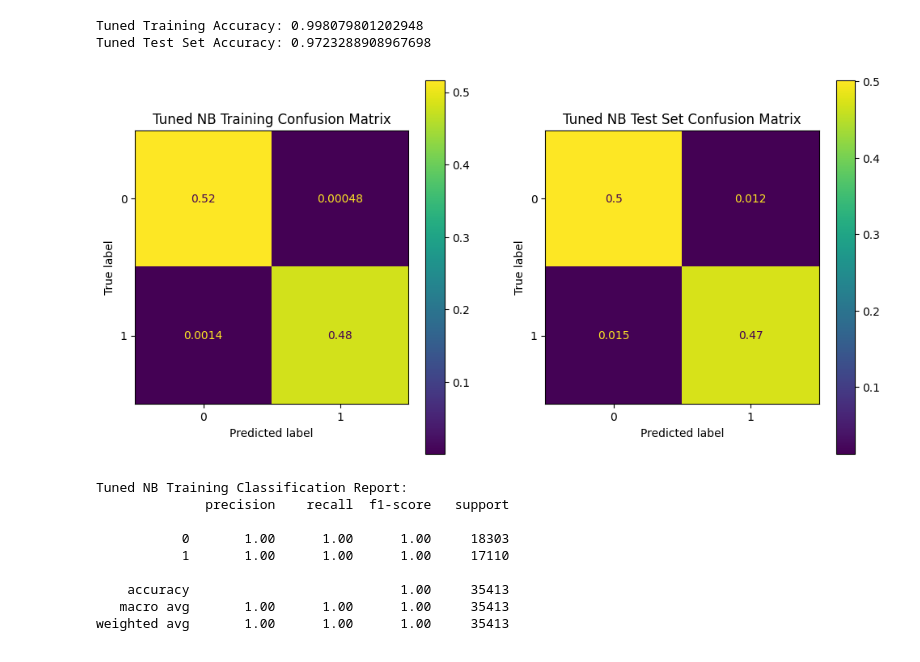
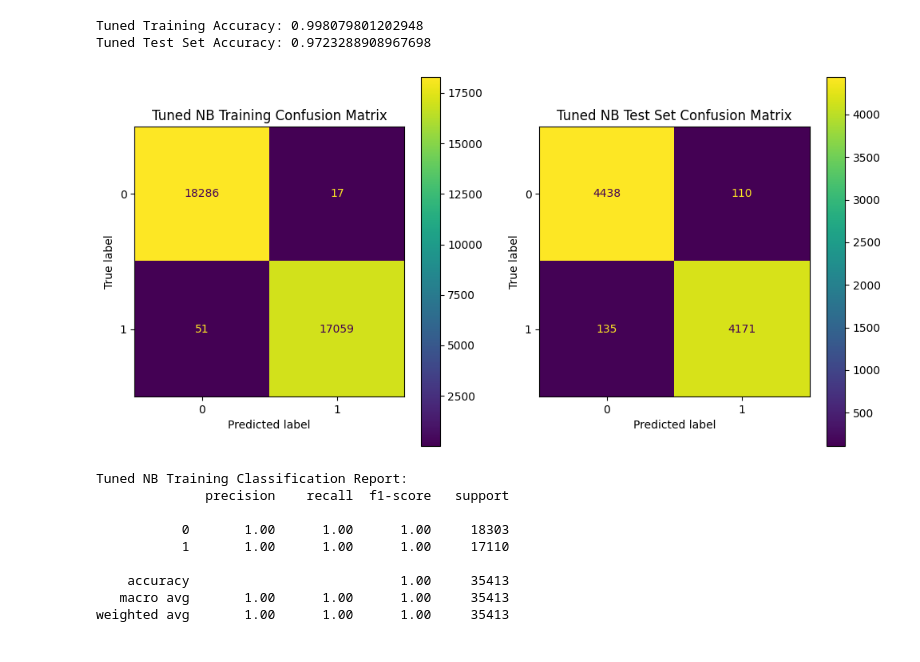
Before and after one commit to reformedgamer/classifying_fake_news, a Jupyter notebook: main.ipynb, the cells around one changed output. Saved outputs shown, nothing was run; the diff lists cells and outputs as text; code cells hidden in the pictures.

```diff
--- a/main.ipynb
+++ b/main.ipynb
@@ -192,13 +192,13 @@ Tuned Test Set Accuracy: 0.9723288908967698
 # %%
 #Generating confusion matrices for training and test set predictions of tuned Multinomial Naive Bayes classifier
 fig, axs = plt.subplots(nrows=1, ncols=2, figsize=(12, 6))
-ConfusionMatrixDisplay.from_estimator(newstunedNB, tfidf_X_train, y_train, normalize="all", ax=axs[0])
-ConfusionMatrixDisplay.from_estimator(newstunedNB, tfidf_X_test, y_test, normalize="all", ax=axs[1])
+ConfusionMatrixDisplay.from_estimator(newstunedNB, tfidf_X_train, y_train, ax=axs[0])
+ConfusionMatrixDisplay.from_estimator(newstunedNB, tfidf_X_test, y_test, ax=axs[1])
 axs[0].set_title("Tuned NB Training Confusion Matrix")
 axs[1].set_title("Tuned NB Test Set Confusion Matrix")
 plt.show()
 # %% [output]
-[figure, old version]
+[figure, new version]
 # %%
 #Generating classification reports for training and test set predictions of tuned Multinomial Naive Bayes classifier
 print("Tuned NB Training Classification Report:")
```
Also changed, not shown: parts of 3 cells of this notebook.
